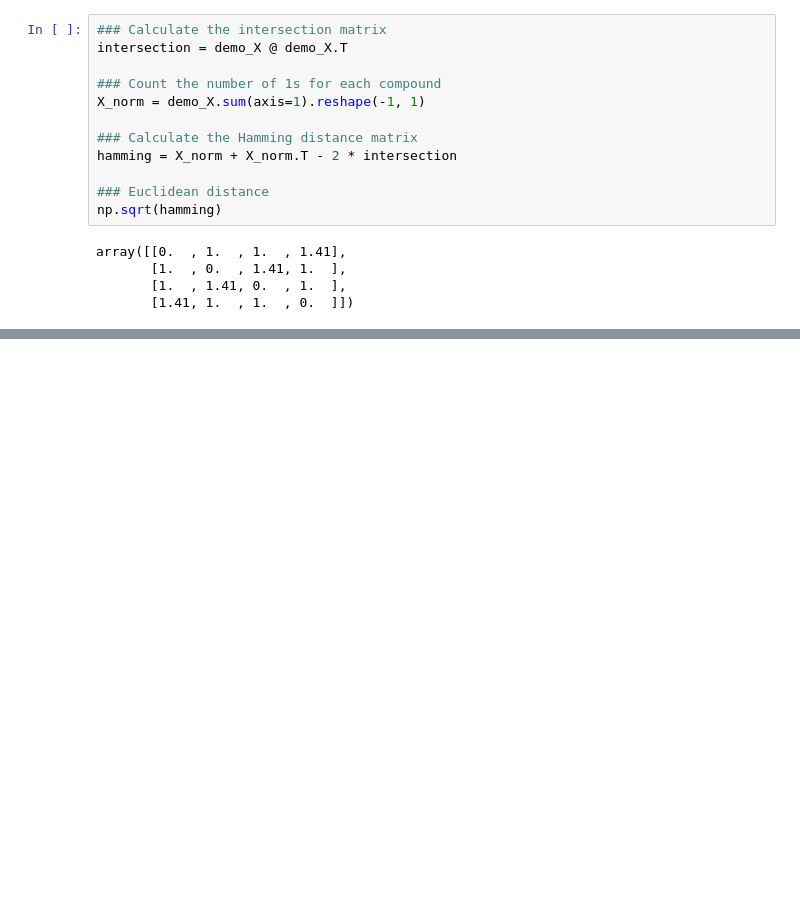
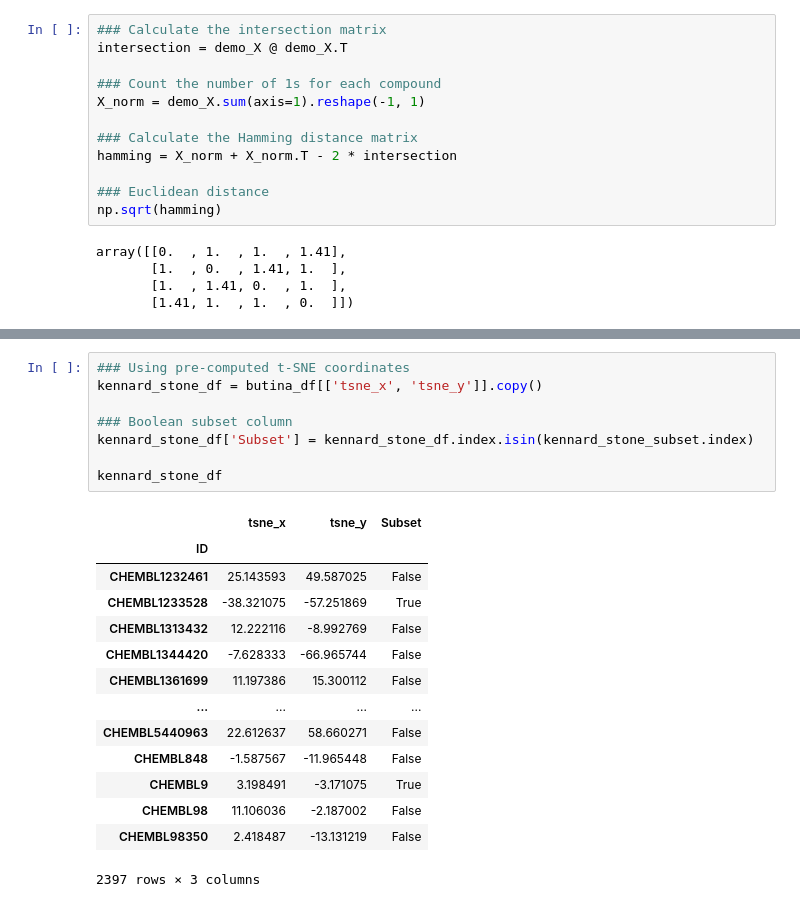
Before and after one commit to HoffOskar/ML_From_Scratch, a Jupyter notebook: Clustering/KennardStone.ipynb, the cells around one changed output, grey strips where cells are left out. Cells and saved outputs as stored; diff of their text form; blank space fills up the shorter version.

```diff
--- a/Clustering/KennardStone.ipynb
+++ b/Clustering/KennardStone.ipynb
@@ -203,0 +175,23 @@ mask.sum()
+# %%
+### Using pre-computed t-SNE coordinates
+kennard_stone_df = butina_df[['tsne_x', 'tsne_y']].copy()
+
+### Boolean subset column
+kennard_stone_df['Subset'] = kennard_stone_df.index.isin(kennard_stone_subset.index)
+
+kennard_stone_df
+# %% [output]
+|  | tsne_x | tsne_y | Subset |
+| ID |  |  |  |
+| CHEMBL1232461 | 25.143593 | 49.587025 | False |
+| CHEMBL1233528 | -38.321075 | -57.251869 | True |
+| CHEMBL1313432 | 12.222116 | -8.992769 | False |
+| CHEMBL1344420 | -7.628333 | -66.965744 | False |
+| CHEMBL1361699 | 11.197386 | 15.300112 | False |
+| ... | ... | ... | ... |
+| CHEMBL5440963 | 22.612637 | 58.660271 | False |
+| CHEMBL848 | -1.587567 | -11.965448 | False |
+| CHEMBL9 | 3.198491 | -3.171075 | True |
+| CHEMBL98 | 11.106036 | -2.187002 | False |
+| CHEMBL98350 | 2.418487 | -13.131219 | False |
+2397 rows × 3 columns
```
Also changed, not shown: parts of 8 cells of this notebook, 3 other files.
